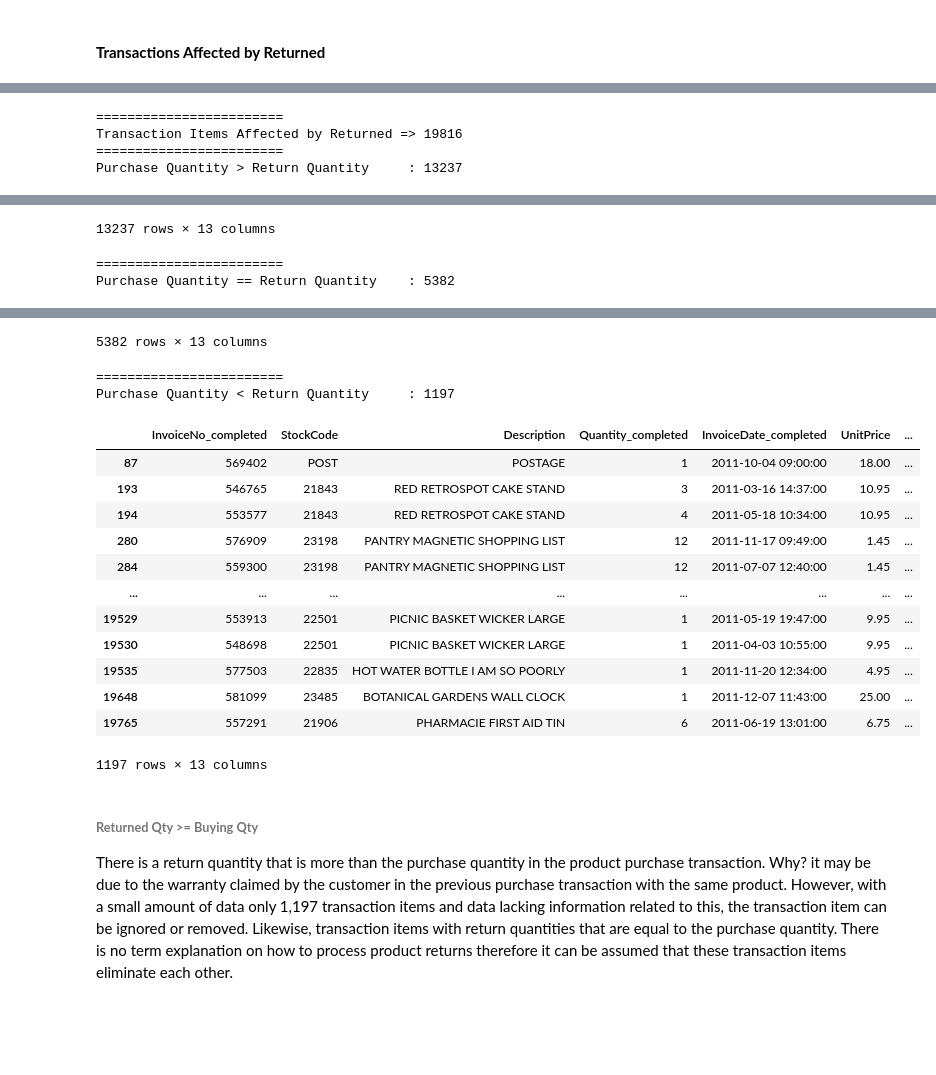
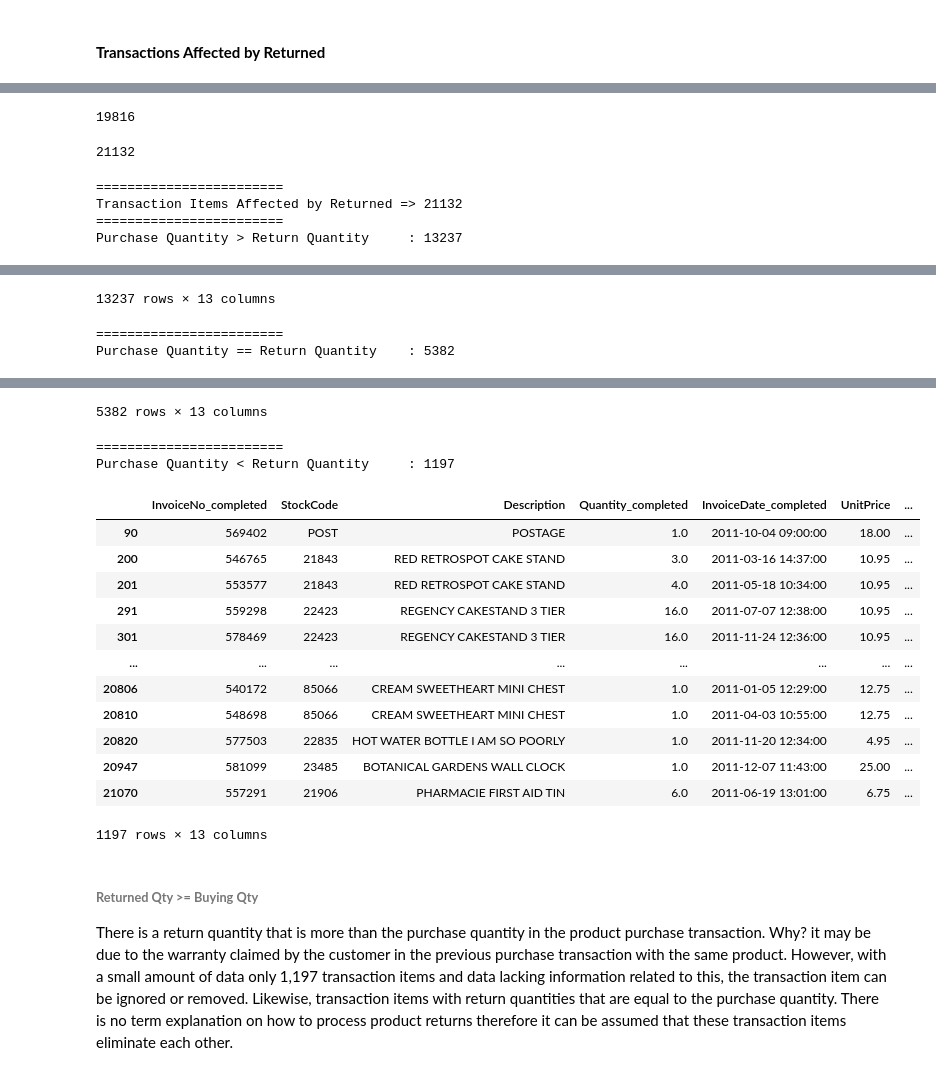
Before and after one commit to mrazakqq/Customer-Segmentation-Online-Retail, a Jupyter notebook: customer-segmentation-online-retail.ipynb, the cells around one changed output, grey strips where cells are left out. Drawn from its saved outputs; the diff is of its cells as text; code cells hidden in the pictures; blank space fills up the shorter version.

Commit message:
affected revision

```diff
--- a/customer-segmentation-online-retail.ipynb
+++ b/customer-segmentation-online-retail.ipynb
@@ -510,7 +510,7 @@ dataIdx
 # %%
 dataCompleted = dataIdx[dataIdx.Quantity>0]
 dataCanceled = dataIdx[dataIdx.Quantity<0]
-dataReturned = pd.merge(dataCompleted, dataCanceled, how='inner',
+dataReturned = pd.merge(dataCompleted, dataCanceled, how='right',
                    on=['StockCode', 'Description', 'CustomerID', 'Country', 'UnitPrice'],
                    suffixes=['_completed', '_canceled'])
 dataReturned
@@ -531,7 +547,16 @@ dataReturned
+# %%
+dataReturned.Quantity_completed.count()
+# %% [output]
+19816
+# %%
+dataReturned.Quantity_canceled.count()
+# %% [output]
+21132
 # %%
 dataReturnedQtyMT = dataReturned[dataReturned.Quantity_completed < np.abs(dataReturned.Quantity_canceled)]
 dataReturnedQtyEQ = dataReturned[dataReturned.Quantity_completed == np.abs(dataReturned.Quantity_canceled)]
 dataReturnedQtyLT = dataReturned[dataReturned.Quantity_completed > np.abs(dataReturned.Quantity_canceled)]
+dataReturnedQtyUnknown = dataReturned[dataReturned.InvoiceNo_completed.isnull()]
 print(line)
 print(f'Transaction Items Affected by Returned => {len(dataReturned)}')
 print(line)
@@ -543,9 +568,11 @@ display(dataReturnedQtyEQ)
 print(line)
 print(f'Purchase Quantity < Return Quantity \t: {len(dataReturnedQtyMT)}')
 display(dataReturnedQtyMT)
+print(f'Purchase Unknown & Return Quantity \t: {len(dataReturnedQtyMT)}')
+display(dataReturnedQtyMT)
 # %% [output]
 ========================
-Transaction Items Affected by Returned => 19816
+Transaction Items Affected by Returned => 21132
 ========================
 Purchase Quantity > Return Quantity     : 13237
 |  | InvoiceNo_completed | StockCode | Description | Quantity_completed | InvoiceDate_completed | UnitPrice | ... |
@@ -578,18 +605,18 @@ Purchase Quantity == Return Quantity    : 5382
 5382 rows × 13 columns
 ========================
 Purchase Quantity < Return Quantity     : 1197
 |  | InvoiceNo_completed | StockCode | Description | Quantity_completed | InvoiceDate_completed | UnitPrice | ... |
-| 87 | 569402 | POST | POSTAGE | 1 | 2011-10-04 09:00:00 | 18.00 | ... |
-| 193 | 546765 | 21843 | RED RETROSPOT CAKE STAND | 3 | 2011-03-16 14:37:00 | 10.95 | ... |
-| 194 | 553577 | 21843 | RED RETROSPOT CAKE STAND | 4 | 2011-05-18 10:34:00 | 10.95 | ... |
-| 280 | 576909 | 23198 | PANTRY MAGNETIC SHOPPING LIST | 12 | 2011-11-17 09:49:00 | 1.45 | ... |
-| 284 | 559300 | 23198 | PANTRY MAGNETIC SHOPPING LIST | 12 | 2011-07-07 12:40:00 | 1.45 | ... |
+| 90 | 569402 | POST | POSTAGE | 1.0 | 2011-10-04 09:00:00 | 18.00 | ... |
+| 200 | 546765 | 21843 | RED RETROSPOT CAKE STAND | 3.0 | 2011-03-16 14:37:00 | 10.95 | ... |
+| 201 | 553577 | 21843 | RED RETROSPOT CAKE STAND | 4.0 | 2011-05-18 10:34:00 | 10.95 | ... |
+| 291 | 559298 | 22423 | REGENCY CAKESTAND 3 TIER | 16.0 | 2011-07-07 12:38:00 | 10.95 | ... |
+| 301 | 578469 | 22423 | REGENCY CAKESTAND 3 TIER | 16.0 | 2011-11-24 12:36:00 | 10.95 | ... |
 | ... | ... | ... | ... | ... | ... | ... | ... |
-| 19529 | 553913 | 22501 | PICNIC BASKET WICKER LARGE | 1 | 2011-05-19 19:47:00 | 9.95 | ... |
-| 19530 | 548698 | 22501 | PICNIC BASKET WICKER LARGE | 1 | 2011-04-03 10:55:00 | 9.95 | ... |
-| 19535 | 577503 | 22835 | HOT WATER BOTTLE I AM SO POORLY | 1 | 2011-11-20 12:34:00 | 4.95 | ... |
-| 19648 | 581099 | 23485 | BOTANICAL GARDENS WALL CLOCK | 1 | 2011-12-07 11:43:00 | 25.00 | ... |
-| 19765 | 557291 | 21906 | PHARMACIE FIRST AID TIN | 6 | 2011-06-19 13:01:00 | 6.75 | ... |
+| 20806 | 540172 | 85066 | CREAM SWEETHEART MINI CHEST | 1.0 | 2011-01-05 12:29:00 | 12.75 | ... |
+| 20810 | 548698 | 85066 | CREAM SWEETHEART MINI CHEST | 1.0 | 2011-04-03 10:55:00 | 12.75 | ... |
+| 20820 | 577503 | 22835 | HOT WATER BOTTLE I AM SO POORLY | 1.0 | 2011-11-20 12:34:00 | 4.95 | ... |
+| 20947 | 581099 | 23485 | BOTANICAL GARDENS WALL CLOCK | 1.0 | 2011-12-07 11:43:00 | 25.00 | ... |
+| 21070 | 557291 | 21906 | PHARMACIE FIRST AID TIN | 6.0 | 2011-06-19 13:01:00 | 6.75 | ... |
 1197 rows × 13 columns
 # %% [markdown]
 ###### **Returned Qty >= Buying Qty**
```
Also changed, not shown: parts of 13 cells of this notebook.
